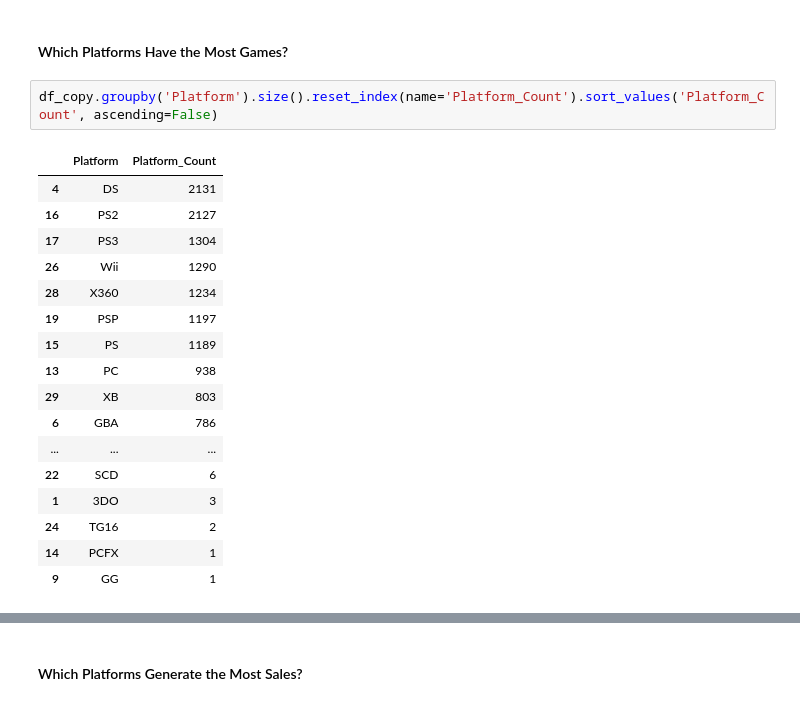
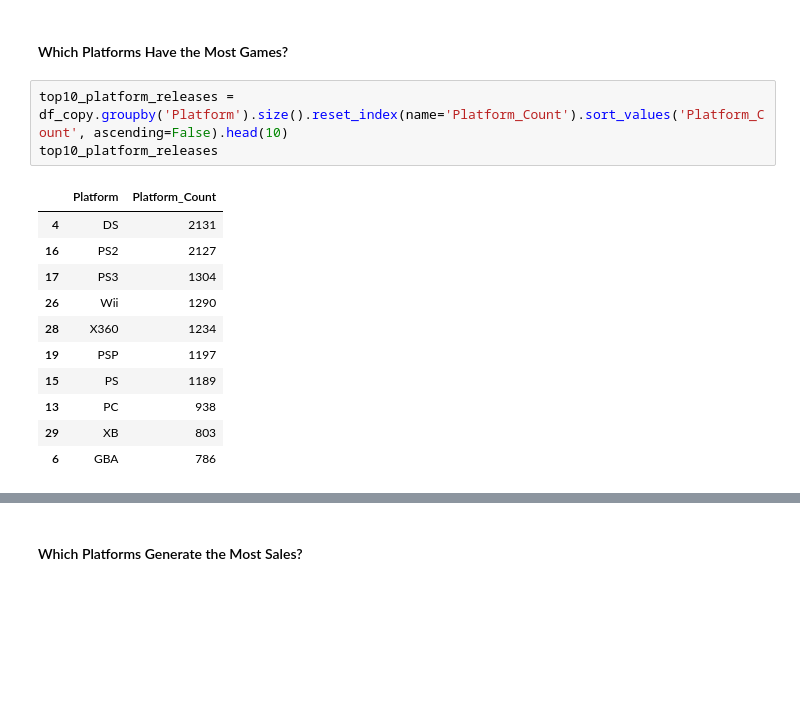
Before and after one commit to cafesmire/notebooks, a Jupyter notebook: video_game_sales/videogame_eda.ipynb, the cells around one changed output, grey strips where cells are left out. Saved outputs shown, nothing was run; the diff lists cells and outputs as text; blank space fills up the shorter version.

Commit message:
Explore sales over time and platform releases

```diff
--- a/video_game_sales/videogame_eda.ipynb
+++ b/video_game_sales/videogame_eda.ipynb
@@ -260,22 +268,17 @@ plt.show()
 # %% [markdown]
 #### Which Platforms Have the Most Games?
 # %%
-df_copy.groupby('Platform').size().reset_index(name='Platform_Count').sort_values('Platform_Count', ascending=False)
+top10_platform_releases = df_copy.groupby('Platform').size().reset_index(name='Platform_Count').sort_values('Platform_Count', ascending=False).head(10)
+top10_platform_releases
 # %% [output]
 |  | Platform | Platform_Count |
 | 4 | DS | 2131 |
 | 16 | PS2 | 2127 |
 | 17 | PS3 | 1304 |
 | 26 | Wii | 1290 |
 | 28 | X360 | 1234 |
 | 19 | PSP | 1197 |
 | 15 | PS | 1189 |
 | 13 | PC | 938 |
 | 29 | XB | 803 |
 | 6 | GBA | 786 |
-| ... | ... | ... |
-| 22 | SCD | 6 |
-| 1 | 3DO | 3 |
-| 24 | TG16 | 2 |
-| 14 | PCFX | 1 |
-| 9 | GG | 1 |
```
Also changed, not shown: parts of 5 cells of this notebook.
